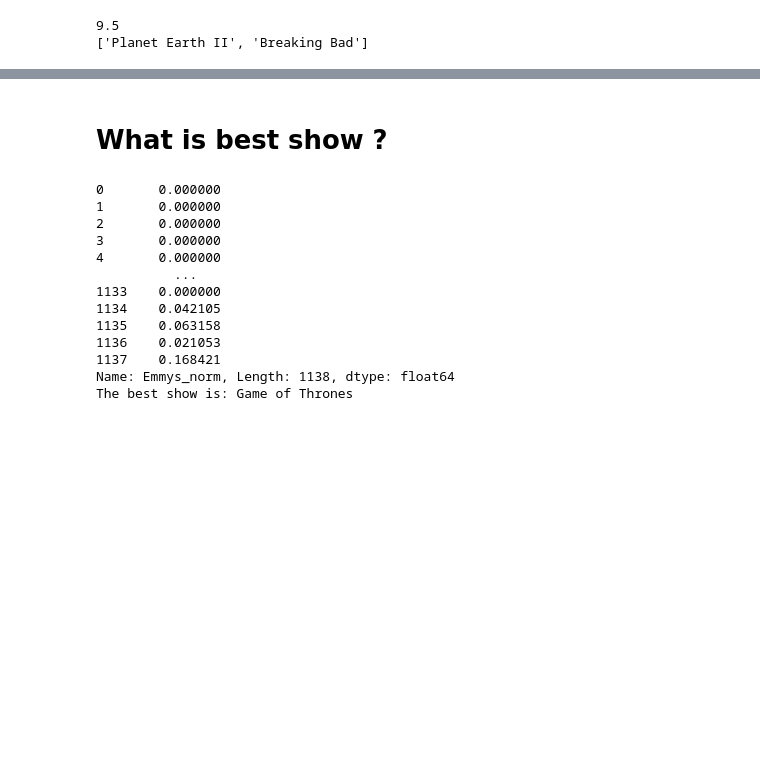
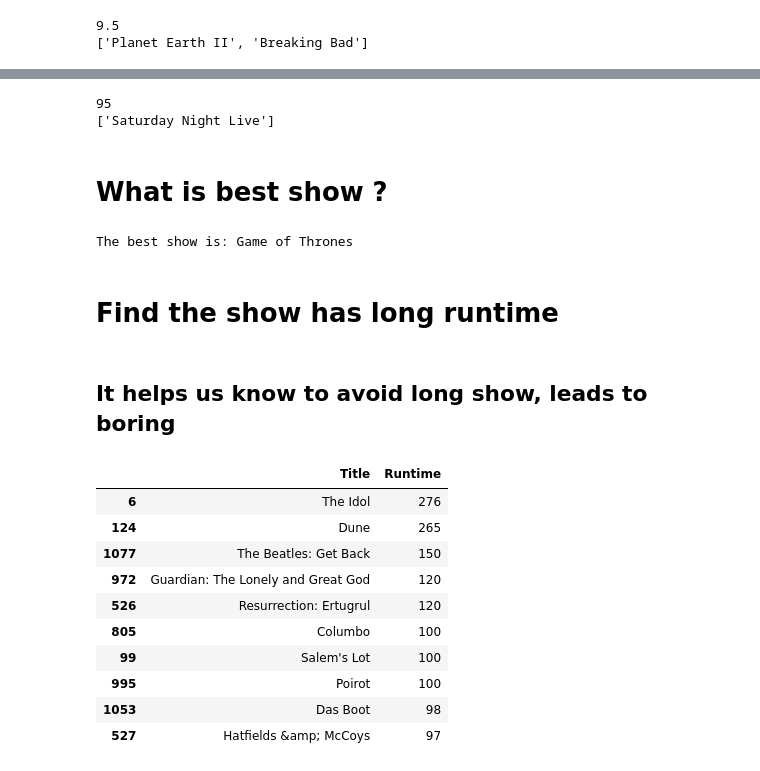
Before and after one commit to Snag69/Data-Science, a Jupyter notebook: PreprocessData.ipynb, the cells around one changed output, grey strips where cells are left out. Saved outputs shown, nothing was run; the diff lists cells and outputs as text; code cells hidden in the pictures; blank space fills up the shorter version.

```diff
--- a/PreprocessData.ipynb
+++ b/PreprocessData.ipynb
@@ -277,3 +279,14 @@ print(highest_rate)
+# %%
+max_emmys = np.max(data['Emmys'])
+print(max_emmys)
+highest_emmys = []
+for i, name in enumerate(data['Title']):
+    if data['Emmys'][i] == max_emmys:
+        highest_emmys.append(name)
+print(highest_emmys)
+# %% [output]
+95
+['Saturday Night Live']
 # %% [markdown]
 # What is best show ?
 # %%
@@ -287,9 +300,9 @@ df['Emmys_norm'] = (df['Emmys'] - df['Emmys'].min()) / (df['Emmys'].max() - df['
 
 
 # Define weights for each factor
-rating_weight = 0.5
-votes_weight = 0.4
-emmys_weight = 0.1
+rating_weight = 1/3
+votes_weight = 1/3
+emmys_weight = 1/3
 
 # Calculate the composite score using the weighted sum of normalized factors
 df['Composite Score'] = (
@@ -302,16 +315,24 @@ df['Composite Score'] = (
 best_show = df.loc[df['Composite Score'].idxmax(), 'Title']
 print(f"The best show is: {best_show}")
 # %% [output]
-0       0.000000
-1       0.000000
-2       0.000000
-3       0.000000
-4       0.000000
-          ...
-1133    0.000000
-1134    0.042105
-1135    0.063158
-1136    0.021053
-1137    0.168421
-Name: Emmys_norm, Length: 1138, dtype: float64
 The best show is: Game of Thrones
+# %% [markdown]
+# Find the show has long runtime
+# %% [markdown]
+## It helps us know to avoid long show, leads to boring
+# %%
+time = df[['Title', 'Runtime']]
+time = time.sort_values(by='Runtime', ascending=False)
+time.head(10)
+# %% [output]
+|  | Title | Runtime |
+| 6 | The Idol | 276 |
+| 124 | Dune | 265 |
+| 1077 | The Beatles: Get Back | 150 |
+| 972 | Guardian: The Lonely and Great God | 120 |
+| 526 | Resurrection: Ertugrul | 120 |
+| 805 | Columbo | 100 |
+| 99 | Salem's Lot | 100 |
+| 995 | Poirot | 100 |
+| 1053 | Das Boot | 98 |
+| 527 | Hatfields &amp; McCoys | 97 |
```
Also changed, not shown: parts of 1 cell of this notebook.
